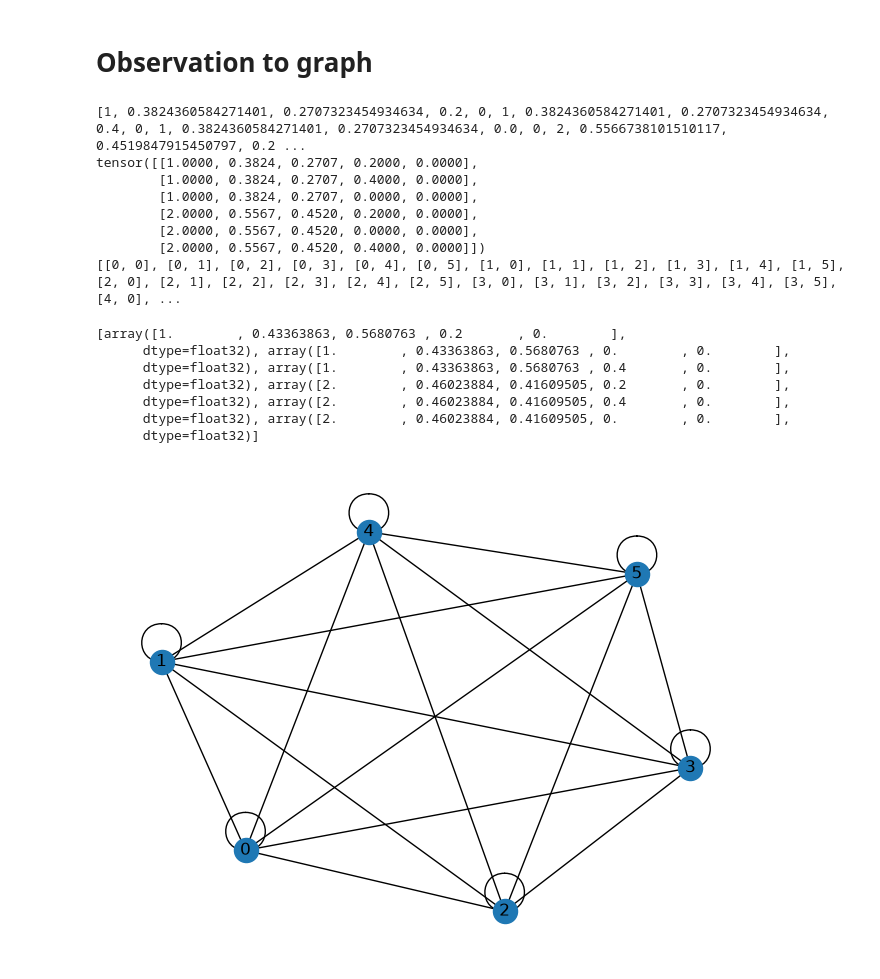
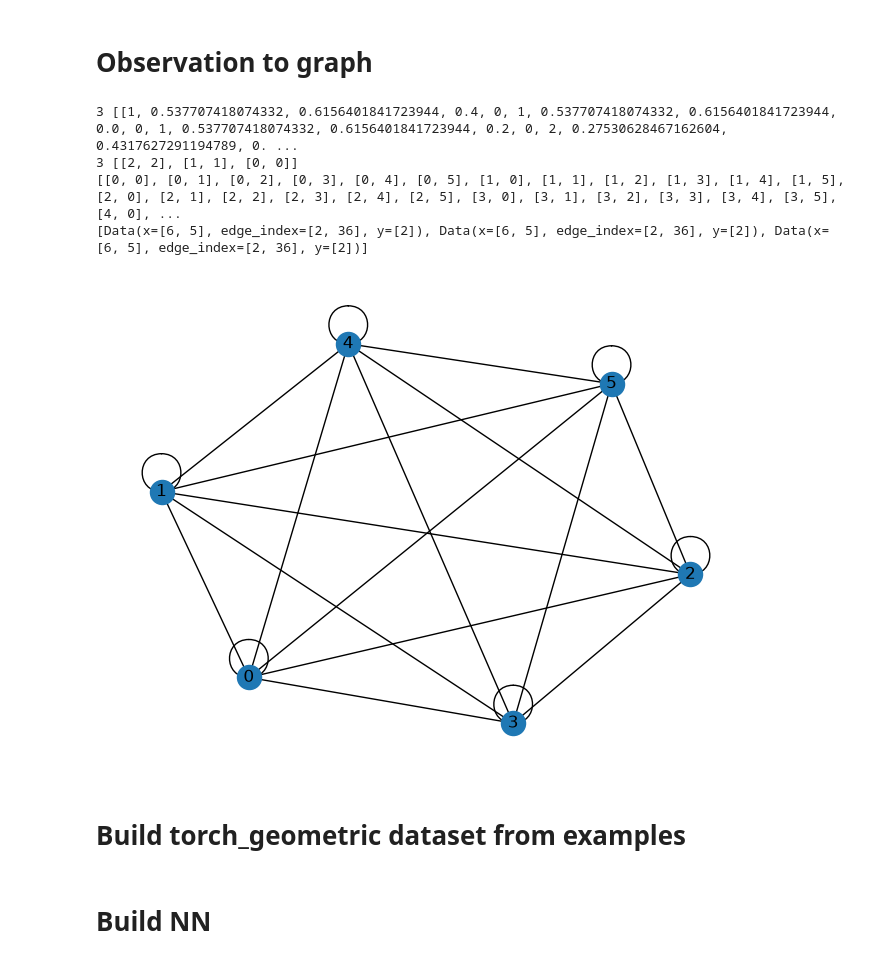
Before and after one commit to EmaMaker/uni-nn-project, a Jupyter notebook: blockstacking.ipynb, the cells around one changed output. Drawn from its saved outputs; the diff is of its cells as text; code cells hidden in the pictures.

```diff
--- a/blockstacking.ipynb
+++ b/blockstacking.ipynb
@@ -123,18 +125,19 @@ choosing object #0 with pos (0.3824360584271401, 0.2707323454934634, 0.2)
 # %%
 # Now put the demonstration in graph format, using pytorch geometric
 
+import torch
+import torch.nn.functional as F
 import torch_geometric
-import torch
 from torch_geometric.utils.convert import to_networkx
 import networkx as nx
 
+states = tau[0:-1:2] # exclude the complete graph
+actions = tau[1::2]
 
-s0 = tau[0]
-print(s0)
+print(len(states), states)
+print(len(states), actions)
 
-x = torch.reshape(torch.tensor(s0), (N*2, -1)) # N*2 considers both goals and blocks
-print(x)
-
+# build edges, only once
 # graphs are always fully connected, undirected, and with no edge features
 edges = []
 for i in range(0, N*2):
@@ -142,31 +145,34 @@ for i in range(0, N*2):
         edges.append([i,j])
 print(edges)
 
-# torch_geometric.data.Data is a single graph
-# x is the input graph, as a matrix of dimension [node, node_features]
-# I have N*2 nodes (N blocks, N goals) and 5 features each
-G = torch_geometric.data.Data(x=x, edge_index=torch.tensor(edges).t().contiguous())
+data_list = []
+# build nodes and labels
+for n in range(0, N):
+    s = states[n]
+    a = actions[n]
+
+    # torch_geometric.data.Data is a single graph
+    # x is the input graph, as a matrix of dimension [node, node_features]
+    # I have N*2 nodes (N blocks, N goals) and 5 features each
+    x = torch.reshape(torch.tensor(s), (N*2, -1)) # N*2 considers both goals and blocks
+    # y is divided into two vectors, one hot encoded, probabilities for the block and the goal
+    y = torch.Tensor.float(F.one_hot(torch.tensor(a), num_classes=N).t())
+    y = (y[:, 0].reshape(-1, 1), y[:, 1].reshape(-1, 1))
+    G = torch_geometric.data.Data(x=x, edge_index=torch.tensor(edges).t().contiguous(), y=y)
+
+    # save all the graphs into a single data_list for use as a DataLoader later
+    data_list.append(G)
+
+print(data_list)
 # %% [output]
-[1, 0.3824360584271401, 0.2707323454934634, 0.2, 0, 1, 0.3824360584271401, 0.2707323454934634, 0.4, 0, 1, 0.3824360584271401, 0.2707323454934634, 0.0, 0, 2, 0.5566738101510117, 0.4519847915450797, 0.2 ...
-tensor([[1.0000, 0.3824, 0.2707, 0.2000, 0.0000],
-        [1.0000, 0.3824, 0.2707, 0.4000, 0.0000],
-        [1.0000, 0.3824, 0.2707, 0.0000, 0.0000],
-        [2.0000, 0.5567, 0.4520, 0.2000, 0.0000],
-        [2.0000, 0.5567, 0.4520, 0.0000, 0.0000],
-        [2.0000, 0.5567, 0.4520, 0.4000, 0.0000]])
+3 [[1, 0.537707418074332, 0.6156401841723944, 0.4, 0, 1, 0.537707418074332, 0.6156401841723944, 0.0, 0, 1, 0.537707418074332, 0.6156401841723944, 0.2, 0, 2, 0.27530628467162604, 0.4317627291194789, 0. ...
+3 [[2, 2], [1, 1], [0, 0]]
 [[0, 0], [0, 1], [0, 2], [0, 3], [0, 4], [0, 5], [1, 0], [1, 1], [1, 2], [1, 3], [1, 4], [1, 5], [2, 0], [2, 1], [2, 2], [2, 3], [2, 4], [2, 5], [3, 0], [3, 1], [3, 2], [3, 3], [3, 4], [3, 5], [4, 0], ...
+[Data(x=[6, 5], edge_index=[2, 36], y=[2]), Data(x=[6, 5], edge_index=[2, 36], y=[2]), Data(x=[6, 5], edge_index=[2, 36], y=[2])]
 # %%
-node_labels = [G.x[i, :].numpy() for i in range(0, N*2)]
-print(features)
-
 g = torch_geometric.utils.to_networkx(G, to_undirected=True)
 nx.draw(g, with_labels=True)
 # %% [output]
-[array([1.        , 0.43363863, 0.5680763 , 0.2       , 0.        ],
-      dtype=float32), array([1.        , 0.43363863, 0.5680763 , 0.        , 0.        ],
-      dtype=float32), array([1.        , 0.43363863, 0.5680763 , 0.4       , 0.        ],
-      dtype=float32), array([2.        , 0.46023884, 0.41609505, 0.2       , 0.        ],
-      dtype=float32), array([2.        , 0.46023884, 0.41609505, 0.4       , 0.        ],
-      dtype=float32), array([2.        , 0.46023884, 0.41609505, 0.        , 0.        ],
-      dtype=float32)]
-[figure, old version]
+[figure, new version]
+# %% [markdown]
+# Build torch_geometric dataset from examples
@@ -172,0 +186,2 @@ nx.draw(g, with_labels=True)
+# %% [markdown]
+# Build NN
```
Also changed, not shown: parts of 4 cells of this notebook.
